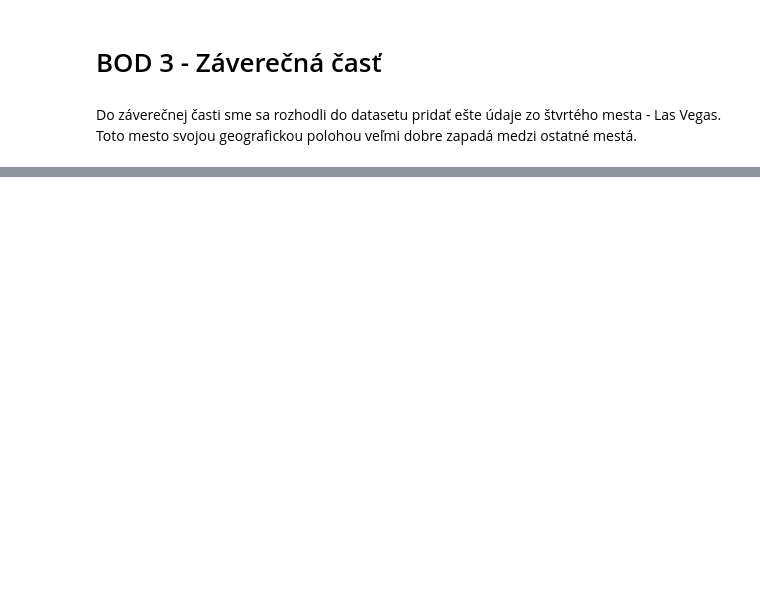
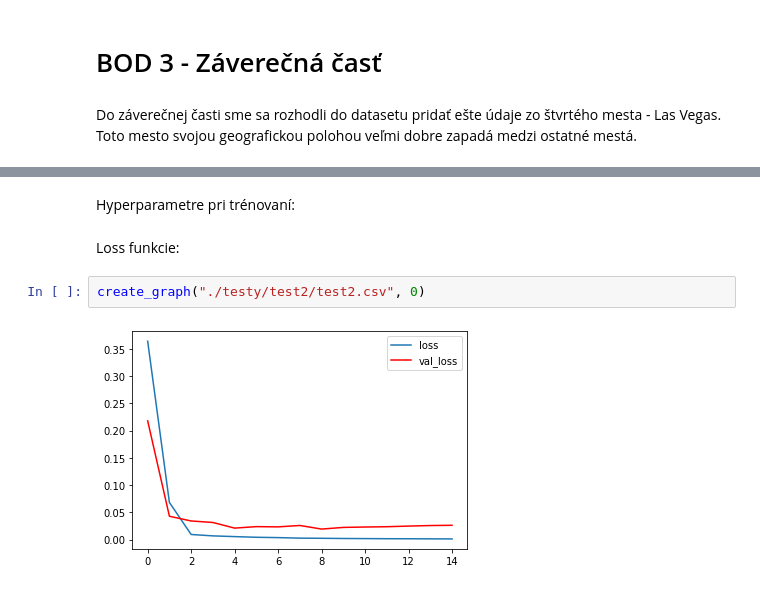
Before and after one commit to bista123/n_siete, a Jupyter notebook: notebooks/final_doc.ipynb, the cells around one changed output, grey strips where cells are left out. Drawn from its saved outputs; the diff is of its cells as text; blank space fills up the shorter version.

```diff
--- a/notebooks/final_doc.ipynb
+++ b/notebooks/final_doc.ipynb
@@ -239,0 +347,8 @@ Loss funkcie
+# %% [markdown]
+Hyperparametre pri trénovaní:
+# %% [markdown]
+Loss funkcie:
+# %%
+create_graph("./testy/test2/test2.csv", 0)
+# %% [output]
+[figure, added]
```
Also changed, not shown: parts of 77 cells of this notebook.
